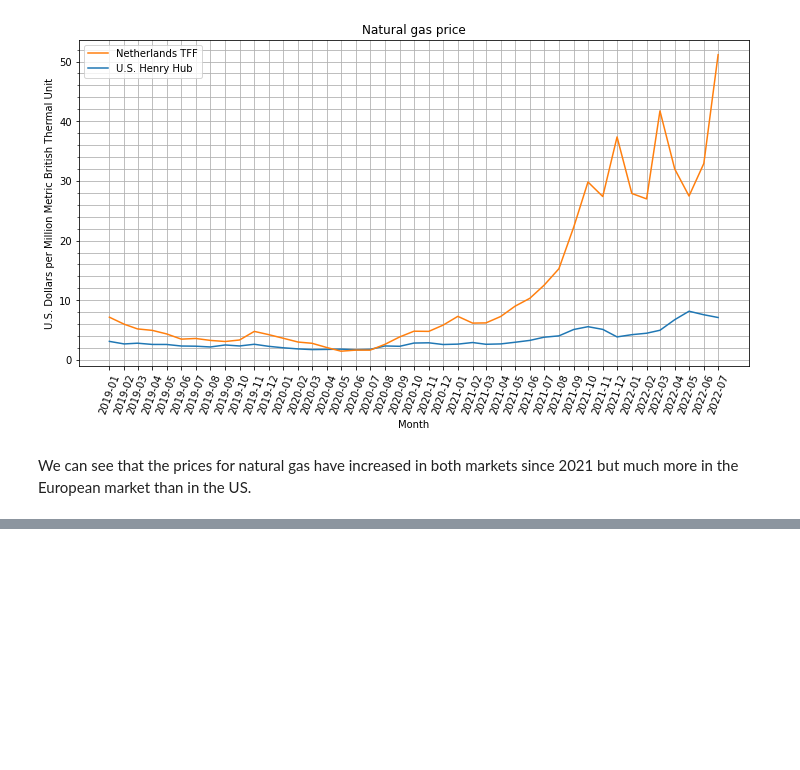
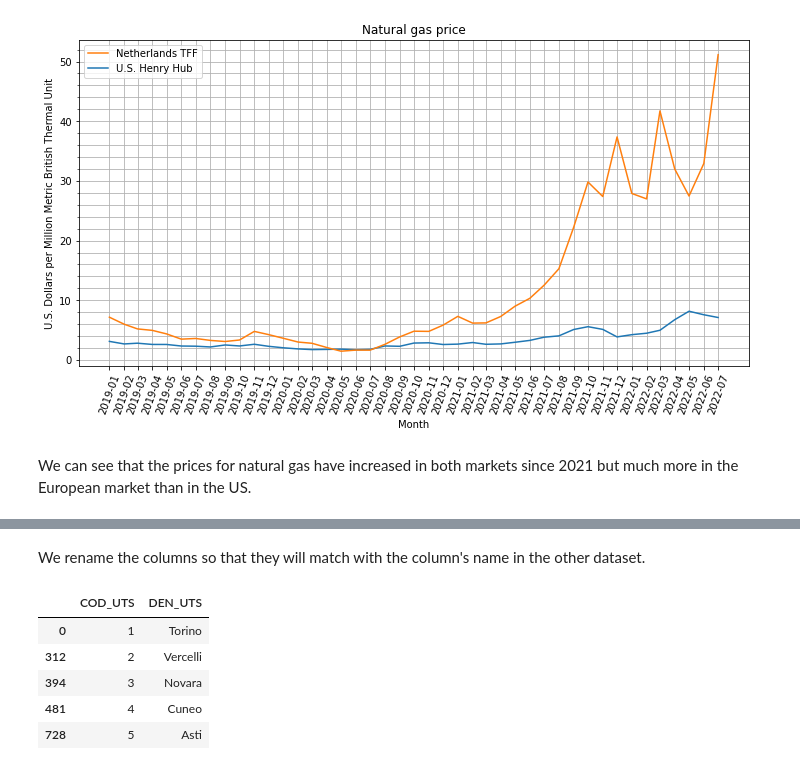
Before and after one commit to luigiselmi/datascience, a Jupyter notebook: python/intro_to_pandas.ipynb, the cells around one changed output, grey strips where cells are left out. Saved outputs shown, nothing was run; the diff lists cells and outputs as text; code cells hidden in the pictures; blank space fills up the shorter version.

```diff
--- a/python/intro_to_pandas.ipynb
+++ b/python/intro_to_pandas.ipynb
@@ -272,0 +298,12 @@ We can see that the prices for natural gas have increased in both markets since
+# %% [markdown]
+We rename the columns so that they will match with the column's name in the other dataset.
+# %%
+provinces.rename(columns={'Codice Provincia': 'COD_UTS', 'Provincia': 'DEN_UTS'}, inplace=True)
+provinces.head()
+# %% [output]
+|  | COD_UTS | DEN_UTS |
+| 0 | 1 | Torino |
+| 312 | 2 | Vercelli |
+| 394 | 3 | Novara |
+| 481 | 4 | Cuneo |
+| 728 | 5 | Asti |
```
Also changed, not shown: parts of 9 cells of this notebook.
